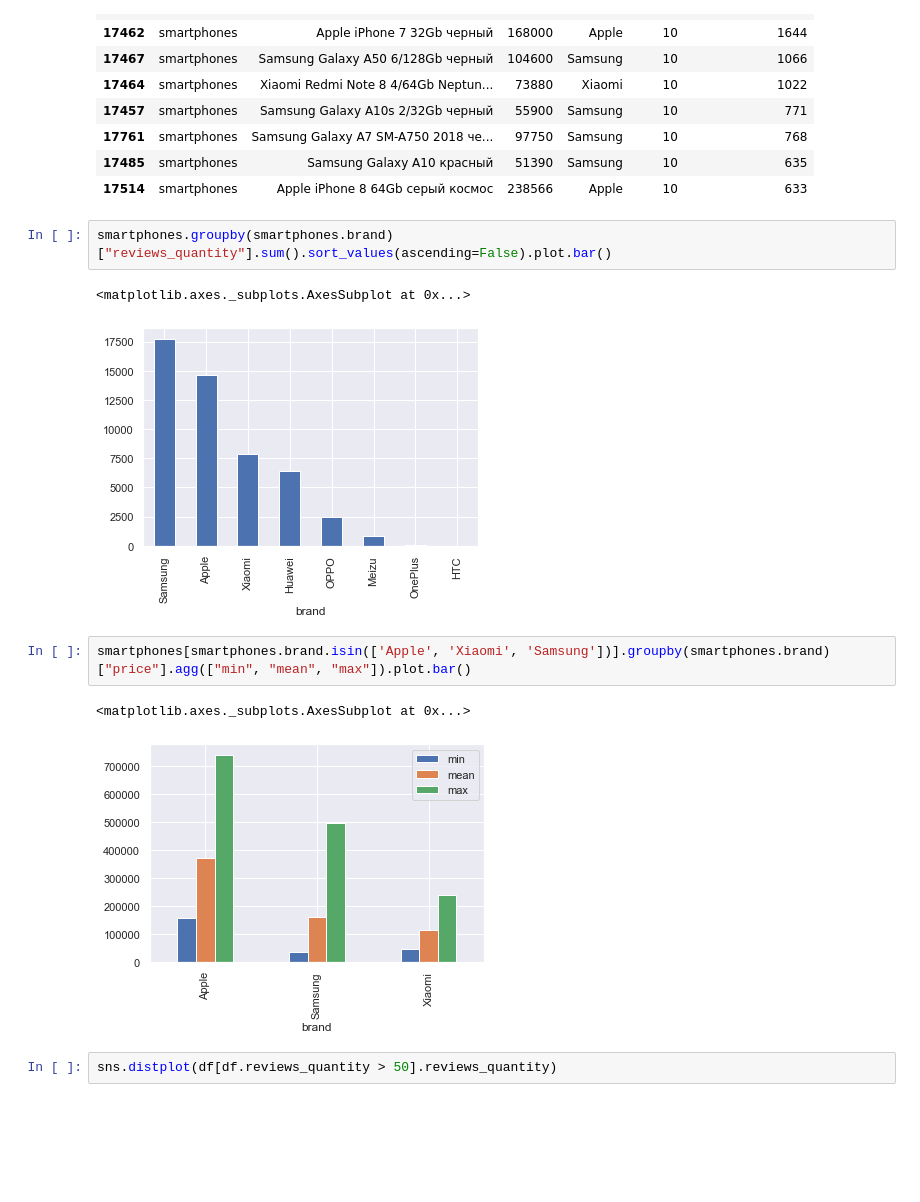
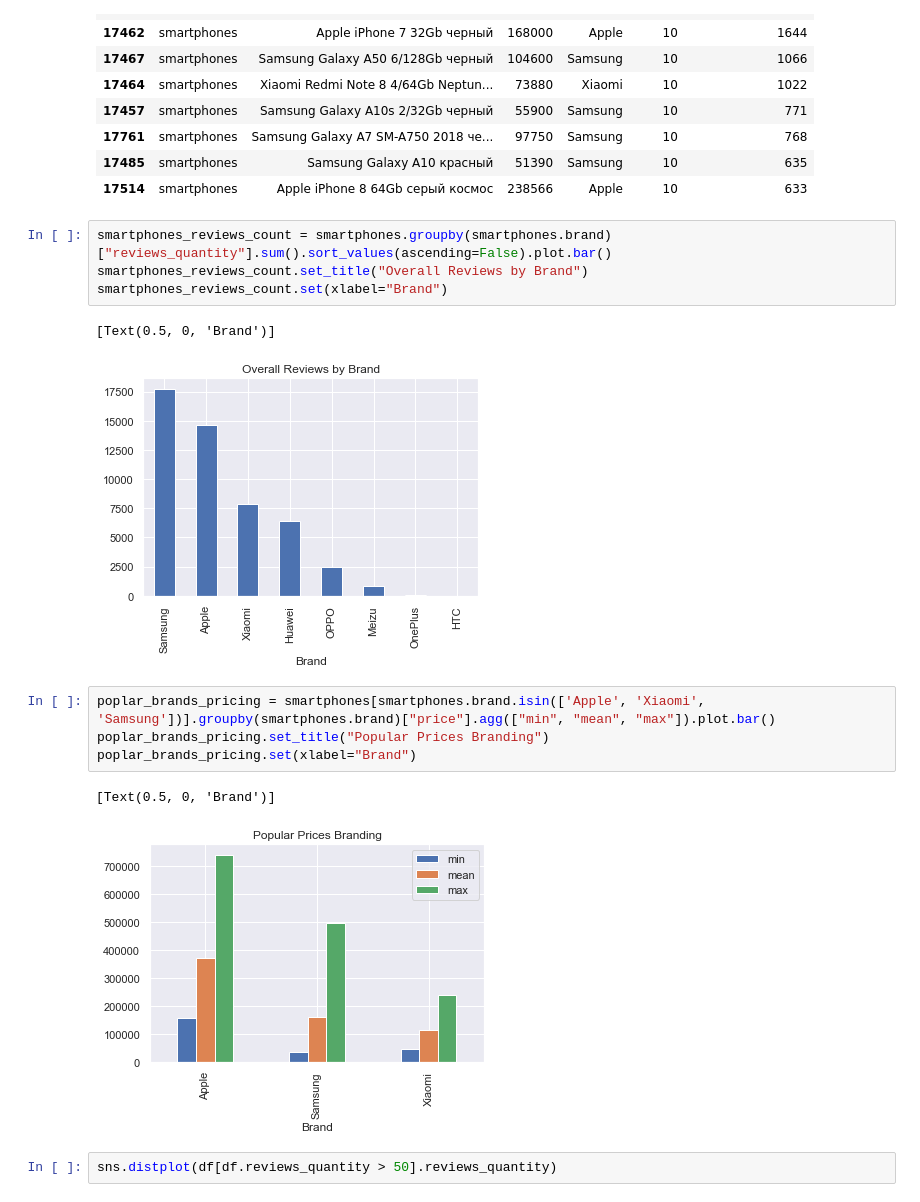
Before and after one commit to zhanymkanov/techsoulai_analyzer, a Jupyter notebook: products.ipynb, the cells around one changed output. Cells and saved outputs as stored; diff of their text form; blank space fills up the shorter version.

```diff
--- a/products.ipynb
+++ b/products.ipynb
@@ -144,15 +145,19 @@ smartphones.sort_values(by="reviews_quantity", ascending=False)[:10]
 | 17485 | smartphones | Samsung Galaxy A10 красный | 51390 | Samsung | 10 | 635 |
 | 17514 | smartphones | Apple iPhone 8 64Gb серый космос | 238566 | Apple | 10 | 633 |
 # %%
-smartphones.groupby(smartphones.brand)["reviews_quantity"].sum().sort_values(ascending=False).plot.bar()
+smartphones_reviews_count = smartphones.groupby(smartphones.brand)["reviews_quantity"].sum().sort_values(ascending=False).plot.bar()
+smartphones_reviews_count.set_title("Overall Reviews by Brand")
+smartphones_reviews_count.set(xlabel="Brand")
 # %% [output]
-<matplotlib.axes._subplots.AxesSubplot at 0x...>
+[Text(0.5, 0, 'Brand')]
-[figure, old version]
+[figure, new version]
 # %%
-smartphones[smartphones.brand.isin(['Apple', 'Xiaomi', 'Samsung'])].groupby(smartphones.brand)["price"].agg(["min", "mean", "max"]).plot.bar()
+poplar_brands_pricing = smartphones[smartphones.brand.isin(['Apple', 'Xiaomi', 'Samsung'])].groupby(smartphones.brand)["price"].agg(["min", "mean", "max"]).plot.bar()
+poplar_brands_pricing.set_title("Popular Prices Branding")
+poplar_brands_pricing.set(xlabel="Brand")
 # %% [output]
-<matplotlib.axes._subplots.AxesSubplot at 0x...>
+[Text(0.5, 0, 'Brand')]
-[figure, old version]
+[figure, new version]
 # %%
 sns.distplot(df[df.reviews_quantity > 50].reviews_quantity)
 # %% [output]
```
Also changed, not shown: parts of 15 cells of this notebook, 2 other files.
